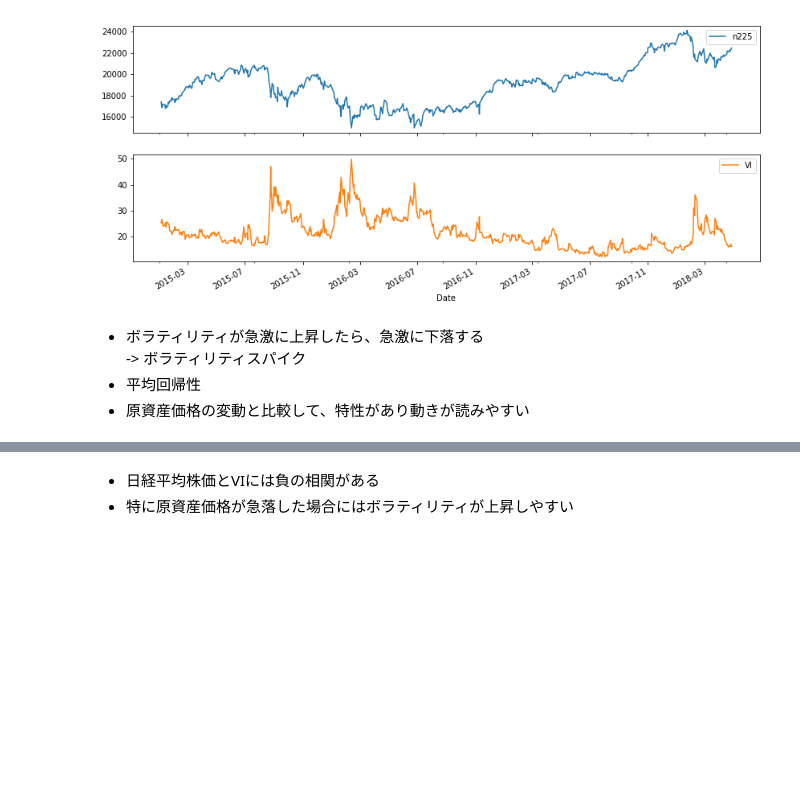
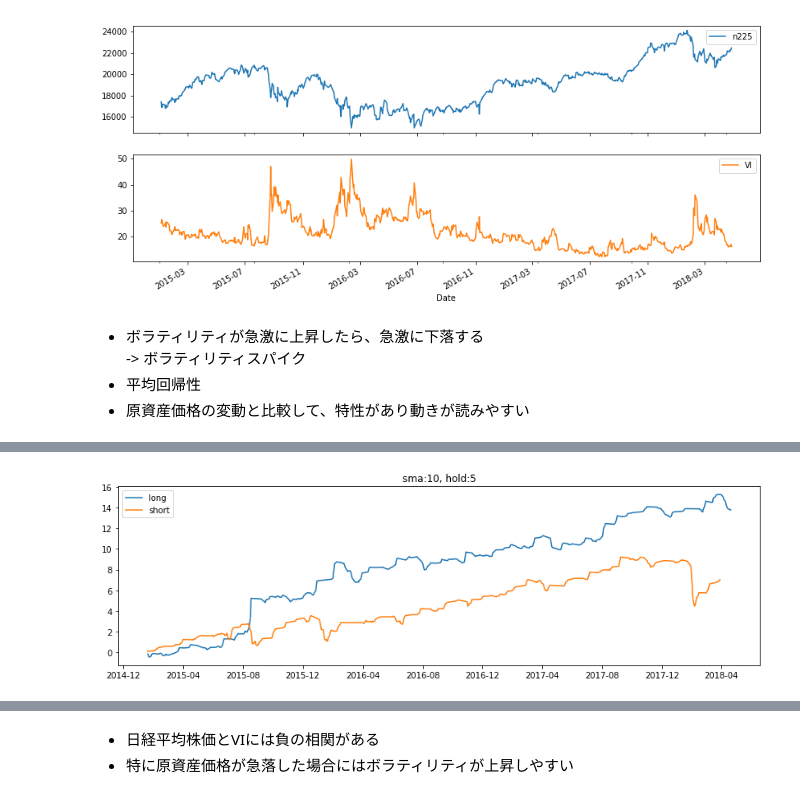
Before and after one commit to drillan/option-old, a Jupyter notebook: VolatilityFeature.ipynb, the cells around one changed output, grey strips where cells are left out. Cells and saved outputs as stored; diff of their text form; code cells hidden in the pictures; blank space fills up the shorter version.

```diff
--- a/VolatilityFeature.ipynb
+++ b/VolatilityFeature.ipynb
@@ -82,0 +92,21 @@ sns.regplot(x='n225', y='VI', data=n225_vi_df);
+# %%
+window = 10
+days_after = 5
+
+df = pd.DataFrame([vi_df['Close'] - vi_df['Close'].rolling(window).mean(),
+                   vi_df['Close'].pct_change(days_after).shift(-days_after)
+                  ]).T
+df.columns = ['distance', 'days_after']
+df.dropna(inplace=True)
+
+short_returns = (df.loc[df['distance'] > 0, 'days_after'] * -1).cumsum()
+long_returns = df.loc[df['distance'] < 0, 'days_after'].cumsum()
+
+fig = plt.figure(figsize=(14, 4))
+ax = fig.add_subplot(1, 1, 1)
+ax.plot(long_returns, label='long')
+ax.plot(short_returns, label='short')
+ax.set_title('sma:{}, hold:{}'.format(window, days_after))
+ax.legend();
+# %% [output]
+[figure, added]
```
Also changed, not shown: parts of 12 cells of this notebook, 7 other files.
